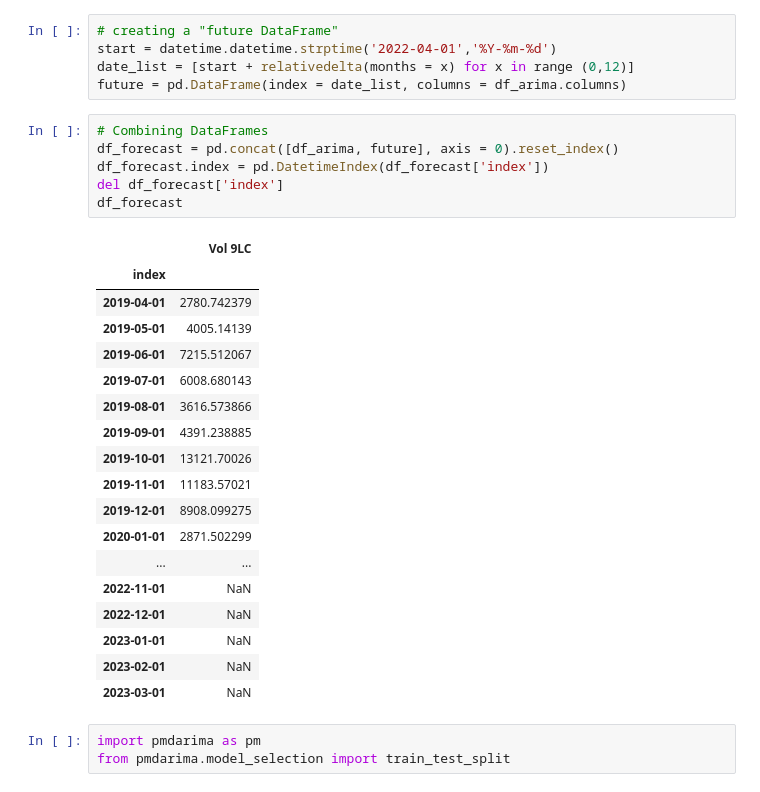
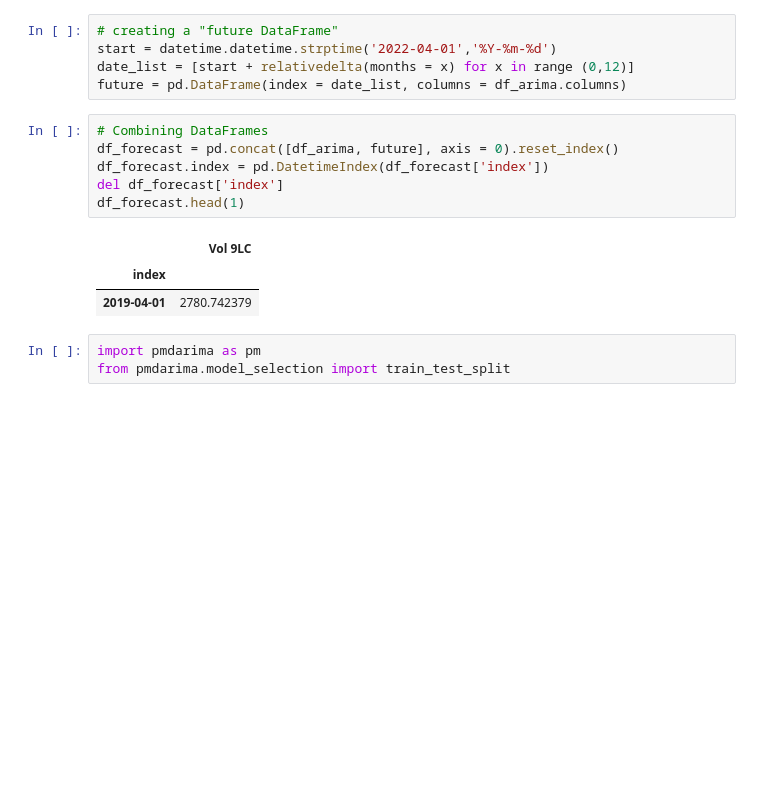
Before and after one commit to LucasTrost/Ironhack-Final-Project-Bacardi, a Jupyter notebook: Python Notebook/Bacardi_Creating_Model.ipynb, the cells around one changed output. Drawn from its saved outputs; the diff is of its cells as text; blank space fills up the shorter version.

```diff
--- a/Python Notebook/Bacardi_Creating_Model.ipynb
+++ b/Python Notebook/Bacardi_Creating_Model.ipynb
@@ -100,28 +89,13 @@ future = pd.DataFrame(index = date_list, columns = df_arima.columns)
 # %%
 # Combining DataFrames
 df_forecast = pd.concat([df_arima, future], axis = 0).reset_index()
 df_forecast.index = pd.DatetimeIndex(df_forecast['index'])
 del df_forecast['index']
-df_forecast
+df_forecast.head(1)
 # %% [output]
 |  | Vol 9LC |
 | index |  |
 | 2019-04-01 | 2780.742379 |
-| 2019-05-01 | 4005.14139 |
-| 2019-06-01 | 7215.512067 |
-| 2019-07-01 | 6008.680143 |
-| 2019-08-01 | 3616.573866 |
-| 2019-09-01 | 4391.238885 |
-| 2019-10-01 | 13121.70026 |
-| 2019-11-01 | 11183.57021 |
-| 2019-12-01 | 8908.099275 |
-| 2020-01-01 | 2871.502299 |
-| ... | ... |
-| 2022-11-01 | NaN |
-| 2022-12-01 | NaN |
-| 2023-01-01 | NaN |
-| 2023-02-01 | NaN |
-| 2023-03-01 | NaN |
 # %%
 import pmdarima as pm
 from pmdarima.model_selection import train_test_split
```
Also changed, not shown: parts of 2 cells of this notebook.
